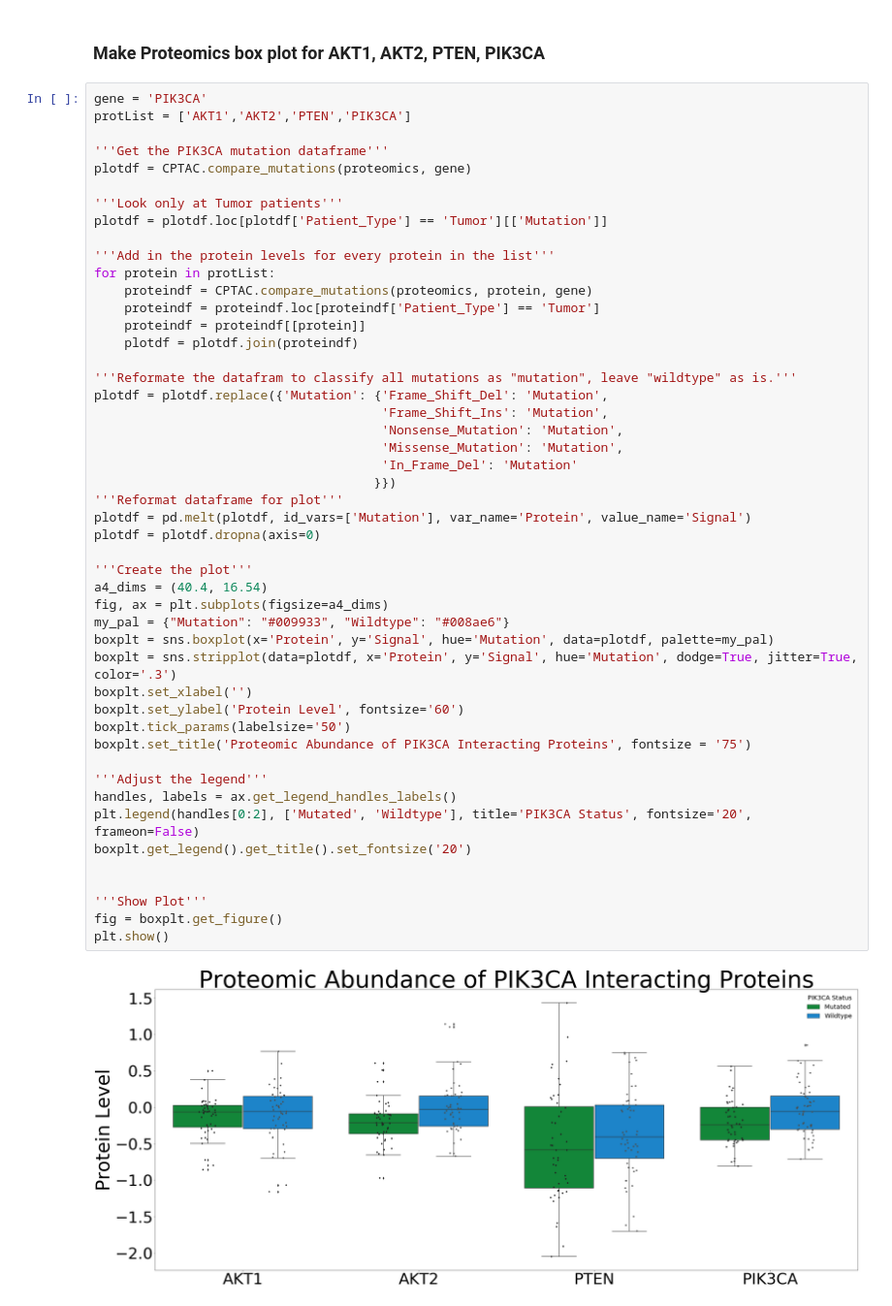
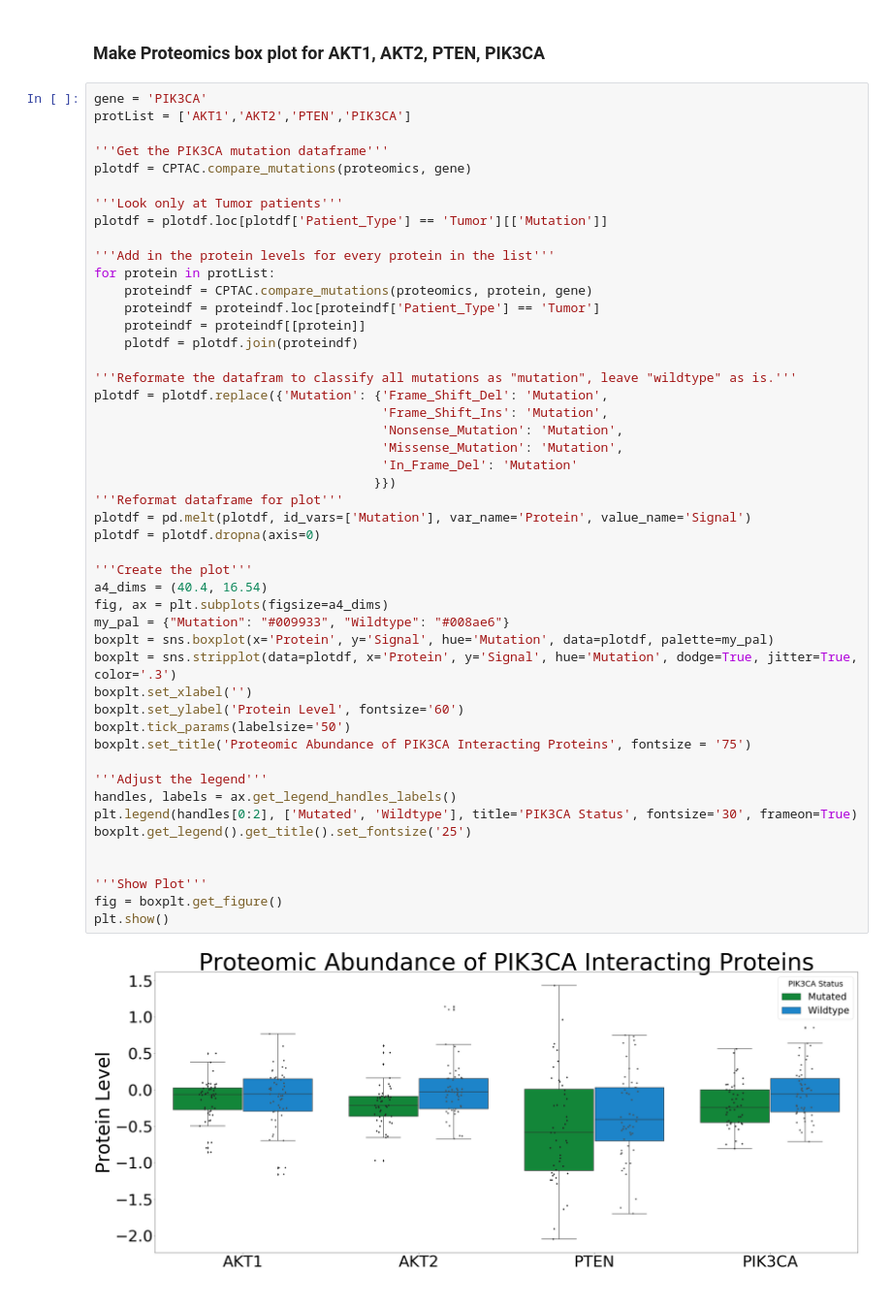
Before and after one commit to PayneLab/UCEC-clinical-stat-analysis, a Jupyter notebook: Protein_Notebooks/PIK3CA/PIK3CA_Proteomics_Final_Figures.ipynb, the cells around one changed output. Shown at 97% size. Cells and saved outputs as stored; diff of their text form.

Commit message:
figures

```diff
--- a/Protein_Notebooks/PIK3CA/PIK3CA_Proteomics_Final_Figures.ipynb
+++ b/Protein_Notebooks/PIK3CA/PIK3CA_Proteomics_Final_Figures.ipynb
@@ -59,33 +41,33 @@ for protein in protList:
 '''Reformate the datafram to classify all mutations as "mutation", leave "wildtype" as is.'''
 plotdf = plotdf.replace({'Mutation': {'Frame_Shift_Del': 'Mutation',
                                       'Frame_Shift_Ins': 'Mutation',
                                       'Nonsense_Mutation': 'Mutation',
                                       'Missense_Mutation': 'Mutation',
                                       'In_Frame_Del': 'Mutation'
                                      }})
 '''Reformat dataframe for plot'''
 plotdf = pd.melt(plotdf, id_vars=['Mutation'], var_name='Protein', value_name='Signal')
 plotdf = plotdf.dropna(axis=0)
 
 '''Create the plot'''
 a4_dims = (40.4, 16.54)
 fig, ax = plt.subplots(figsize=a4_dims)
 my_pal = {"Mutation": "#009933", "Wildtype": "#008ae6"}
 boxplt = sns.boxplot(x='Protein', y='Signal', hue='Mutation', data=plotdf, palette=my_pal)
 boxplt = sns.stripplot(data=plotdf, x='Protein', y='Signal', hue='Mutation', dodge=True, jitter=True, color='.3')
 boxplt.set_xlabel('')
 boxplt.set_ylabel('Protein Level', fontsize='60')
 boxplt.tick_params(labelsize='50')
 boxplt.set_title('Proteomic Abundance of PIK3CA Interacting Proteins', fontsize = '75')
 
 '''Adjust the legend'''
 handles, labels = ax.get_legend_handles_labels()
-plt.legend(handles[0:2], ['Mutated', 'Wildtype'], title='PIK3CA Status', fontsize='20', frameon=False)
-boxplt.get_legend().get_title().set_fontsize('20')
+plt.legend(handles[0:2], ['Mutated', 'Wildtype'], title='PIK3CA Status', fontsize='30', frameon=True)
+boxplt.get_legend().get_title().set_fontsize('25')
 
 
 '''Show Plot'''
 fig = boxplt.get_figure()
 plt.show()
 # %% [output]
-[figure, old version]
+[figure, new version]
```
Also changed, not shown: parts of 1 cell of this notebook.
